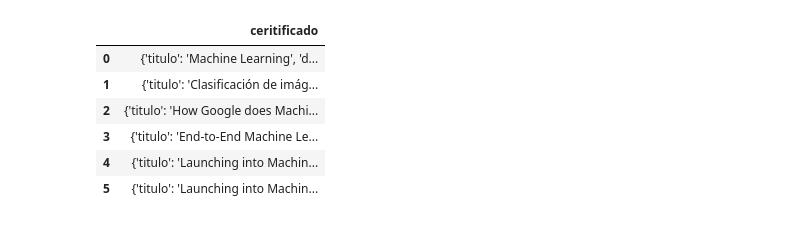
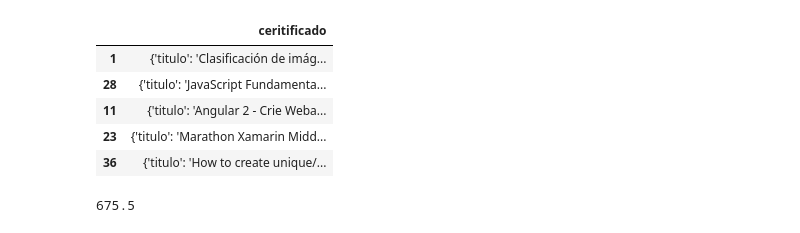
Before and after one commit to RonildoSilva/Curriculum-Vitae, a Jupyter notebook: Untitled.ipynb, the cells around one changed output. Cells and saved outputs as stored; diff of their text form; code cells hidden in the pictures.

```diff
--- a/Untitled.ipynb
+++ b/Untitled.ipynb
@@ -4,14 +4,13 @@ import os
 # %%
 df_certificados = pd.read_json ('datasets/certificados.json')
 # %%
-df_certificados
+df_certificados.sample(5)
 # %% [output]
 |  | ceritificado |
-| 0 | {'titulo': 'Machine Learning', 'd... |
 | 1 | {'titulo': 'Clasificación de imág... |
-| 2 | {'titulo': 'How Google does Machi... |
-| 3 | {'titulo': 'End-to-End Machine Le... |
-| 4 | {'titulo': 'Launching into Machin... |
-| 5 | {'titulo': 'Launching into Machin... |
+| 28 | {'titulo': 'JavaScript Fundamenta... |
+| 11 | {'titulo': 'Angular 2 - Crie Weba... |
+| 23 | {'titulo': 'Marathon Xamarin Midd... |
+| 36 | {'titulo': 'How to create unique/... |
 # %%
 #df_certificados.iloc[0]
@@ -26,0 +31,4 @@ for id_certificado in range(len(df_certificados['ceritificado'])):
+# %%
+duracao_horas
+# %% [output]
+675.5
```
Also changed, not shown: parts of 12 cells of this notebook, 6 other files.
